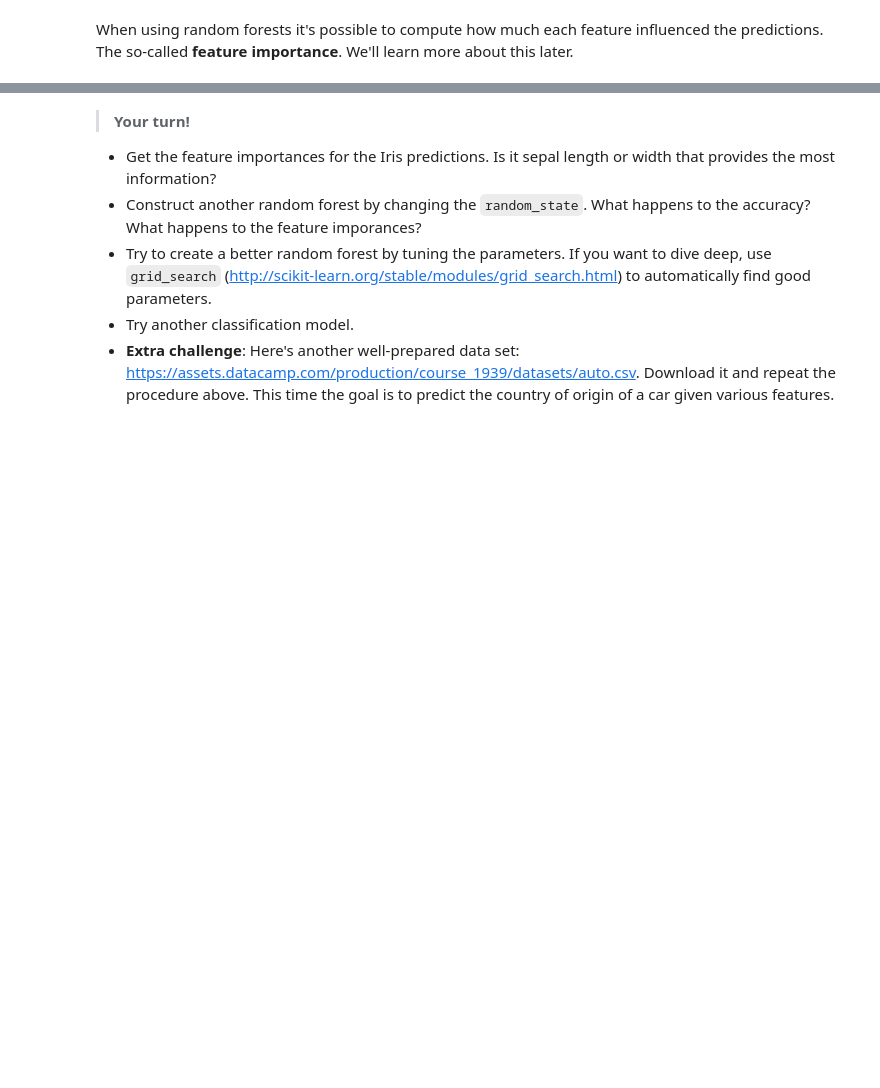
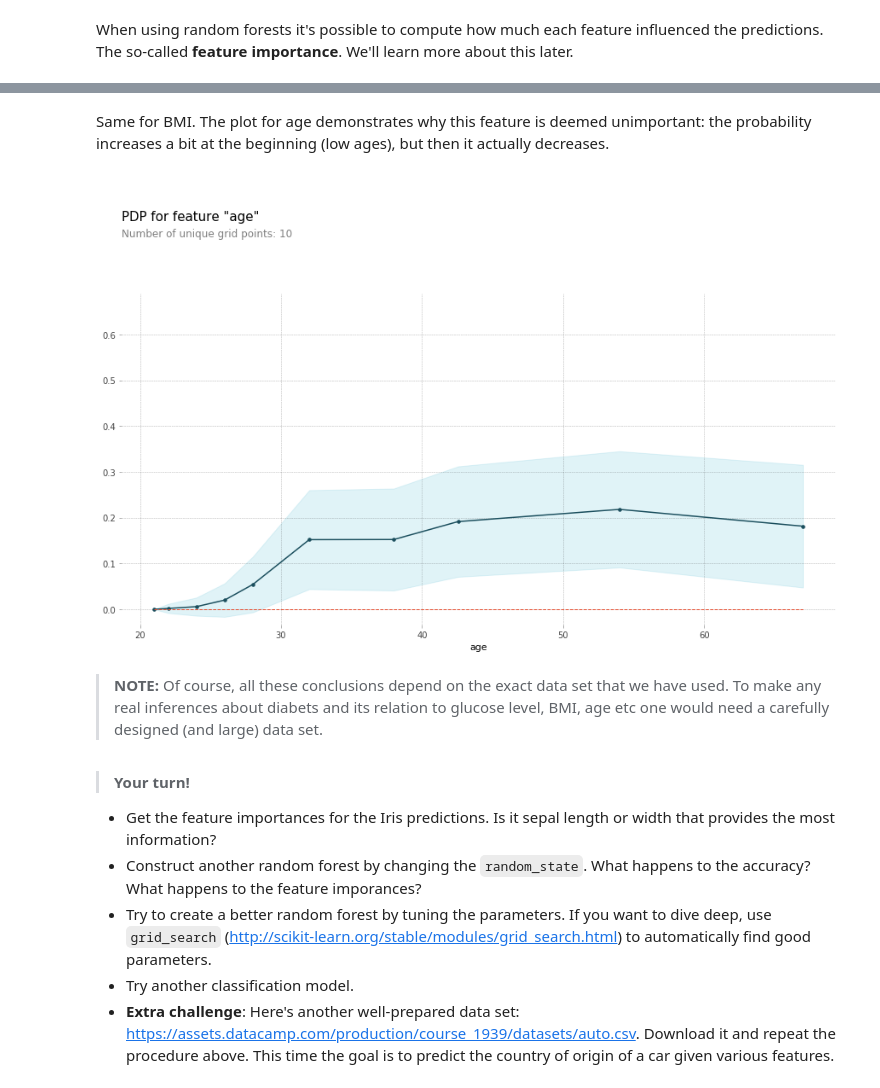
Before and after one commit to xyXiangYu/DAT158ML, a Jupyter notebook: Part1-intro/DAT158-Part1-simple_examples.ipynb, the cells around one changed output, grey strips where cells are left out. Drawn from its saved outputs; the diff is of its cells as text; code cells hidden in the pictures; blank space fills up the shorter version.

```diff
--- a/Part1-intro/DAT158-Part1-simple_examples.ipynb
+++ b/Part1-intro/DAT158-Part1-simple_examples.ipynb
@@ -505,3 +561,13 @@ The glucose level has the largest explanatory value, followed by BMI and age. It
+# %% [markdown]
+Same for BMI. The plot for age demonstrates why this feature is deemed unimportant: the probability increases a bit at the beginning (low ages), but then it actually decreases.
+# %%
+pdp_goals = pdp.pdp_isolate(model=rf, dataset=X_test, model_features=X_test.columns.tolist(), feature='age')
+pdp.pdp_plot(pdp_goals, 'age')
+plt.show()
+# %% [output]
+[figure, added]
+# %% [markdown]
+> **NOTE:** Of course, all these conclusions depend on the exact data set that we have used. To make any real inferences about diabets and its relation to glucose level, BMI, age etc one would need a carefully designed (and large) data set.
 # %% [markdown]
 > **Your turn!**
 - Get the feature importances for the Iris predictions. Is it sepal length or width that provides the most information?
```
Also changed, not shown: parts of 31 cells of this notebook, 1 other file.
